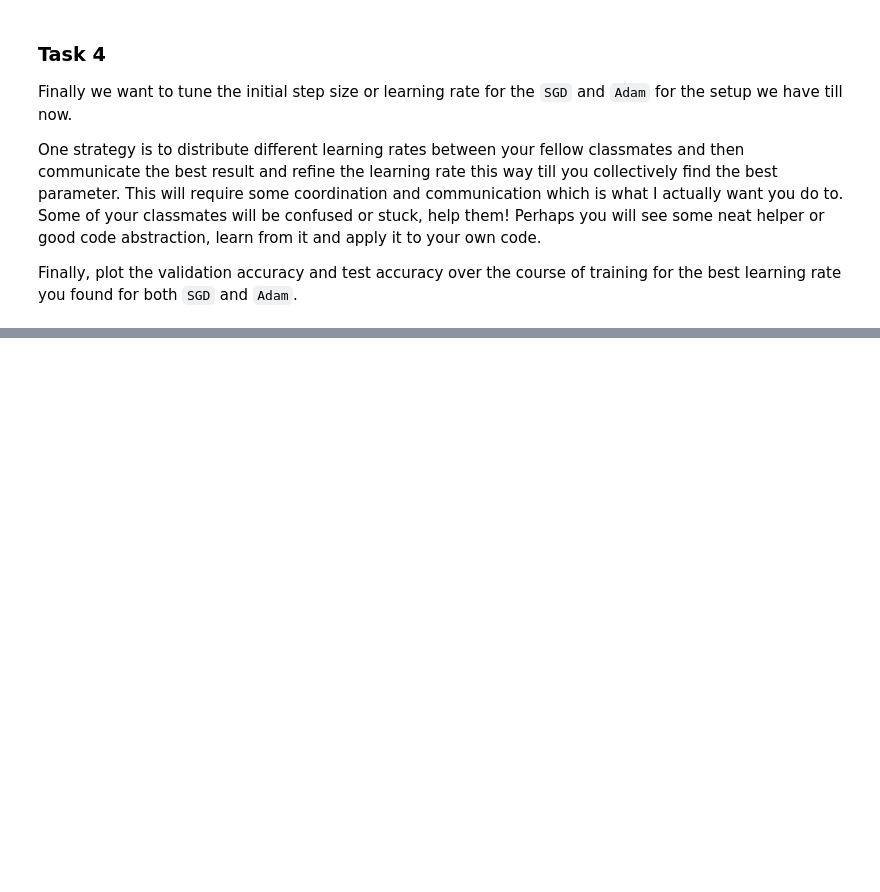
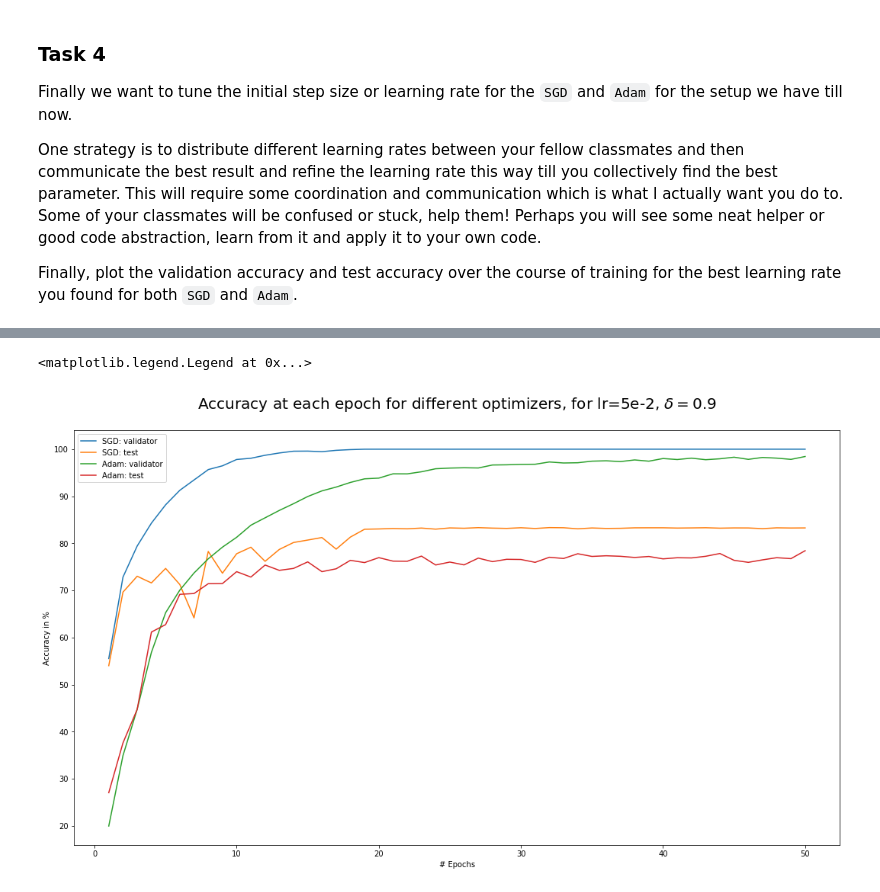
Before and after one commit to luisherrmann/SS1718_MachineLearning, a Jupyter notebook: uebung11/uebung11.ipynb, the cells around one changed output, grey strips where cells are left out. Cells and saved outputs as stored; diff of their text form; code cells hidden in the pictures; blank space fills up the shorter version.

```diff
--- a/uebung11/uebung11.ipynb
+++ b/uebung11/uebung11.ipynb
@@ -237,0 +490,6 @@ Finally, plot the validation accuracy and test accuracy over the course of train
+# %%
+SGDR__= NNRunner(traindata, testdata, optim.SGD, {'lr' : 5e-2}, ReduceLROnPlateau, {'factor' : 0.9})
+#import pdb; pdb.set_trace()
+SGDacc__ = SGDR__.run(epoch=50)
+AdamR__= NNRunner(traindata, testdata, optim.Adam, {'lr' : 5e-2}, ReduceLROnPlateau, {'factor' : 0.9})
+Adamacc__ = AdamR__.run(epoch=50)
@@ -237,0 +514,13 @@ Finally, plot the validation accuracy and test accuracy over the course of train
+# %%
+plt.figure(figsize = (18, 10))
+plt.title('Accuracy at each epoch for different optimizers, for lr=5e-2, $\delta=0.9$\n',fontsize=20)
+plt.xlabel('# Epochs')
+plt.ylabel('Accuracy in %')
+plt.plot(range(1,51), SGDacc__[0], antialiased=True, label='SGD: validator')
+plt.plot(range(1,51), SGDacc__[1], antialiased=True, label='SGD: test')
+plt.plot(range(1,51), Adamacc__[0], antialiased=True, label='Adam: validator')
+plt.plot(range(1,51), Adamacc__[1], antialiased=True, label='Adam: test')
+plt.legend()
+# %% [output]
+<matplotlib.legend.Legend at 0x...>
+[figure, added]
```
Also changed, not shown: parts of 24 cells of this notebook.
